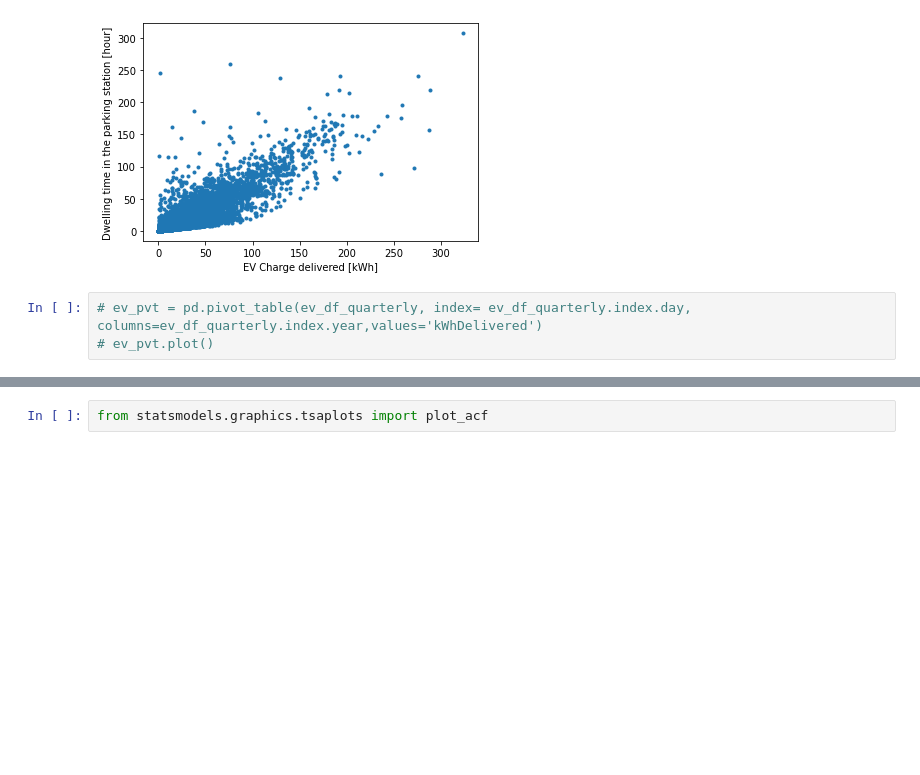
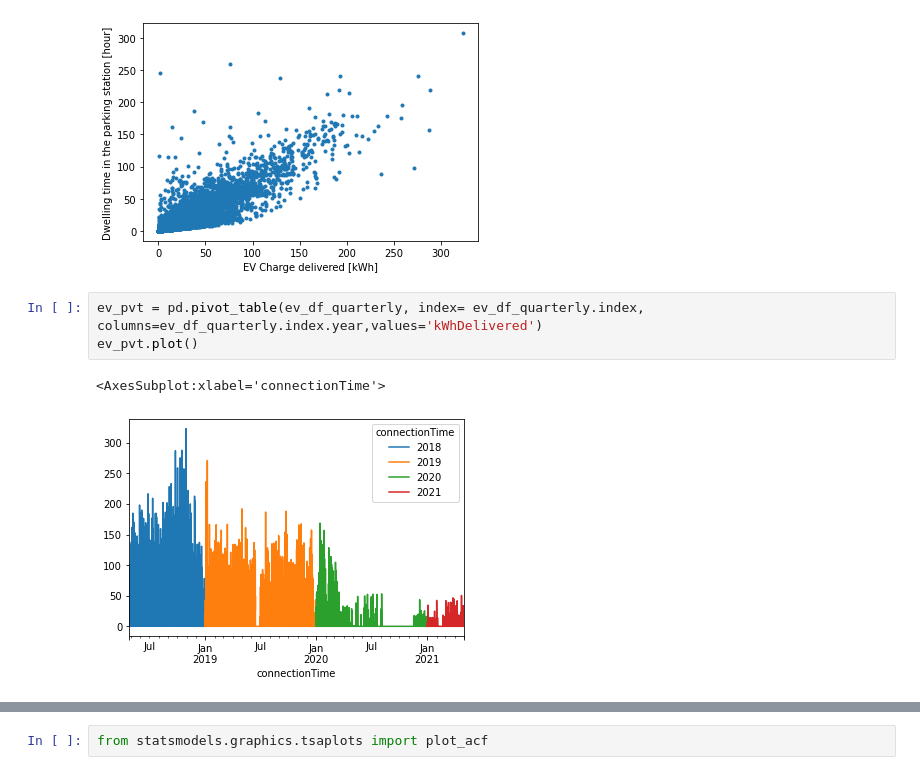
Before and after one commit to Hadi2525/CCAI2022_Transportation, a Jupyter notebook: acn_eda.ipynb, the cells around one changed output, grey strips where cells are left out. Cells and saved outputs as stored; diff of their text form; blank space fills up the shorter version.

```diff
--- a/acn_eda.ipynb
+++ b/acn_eda.ipynb
@@ -61,6 +61,9 @@ plt.show()
 Text(0, 0.5, 'Dwelling time in the parking station [hour]')
 [figure]
 # %%
-# ev_pvt = pd.pivot_table(ev_df_quarterly, index= ev_df_quarterly.index.day, columns=ev_df_quarterly.index.year,values='kWhDelivered')
-# ev_pvt.plot()
+ev_pvt = pd.pivot_table(ev_df_quarterly, index= ev_df_quarterly.index, columns=ev_df_quarterly.index.year,values='kWhDelivered')
+ev_pvt.plot()
+# %% [output]
+<AxesSubplot:xlabel='connectionTime'>
+[figure, added]
 # %%
```
Also changed, not shown: parts of 1 cell of this notebook, 2 other files.
